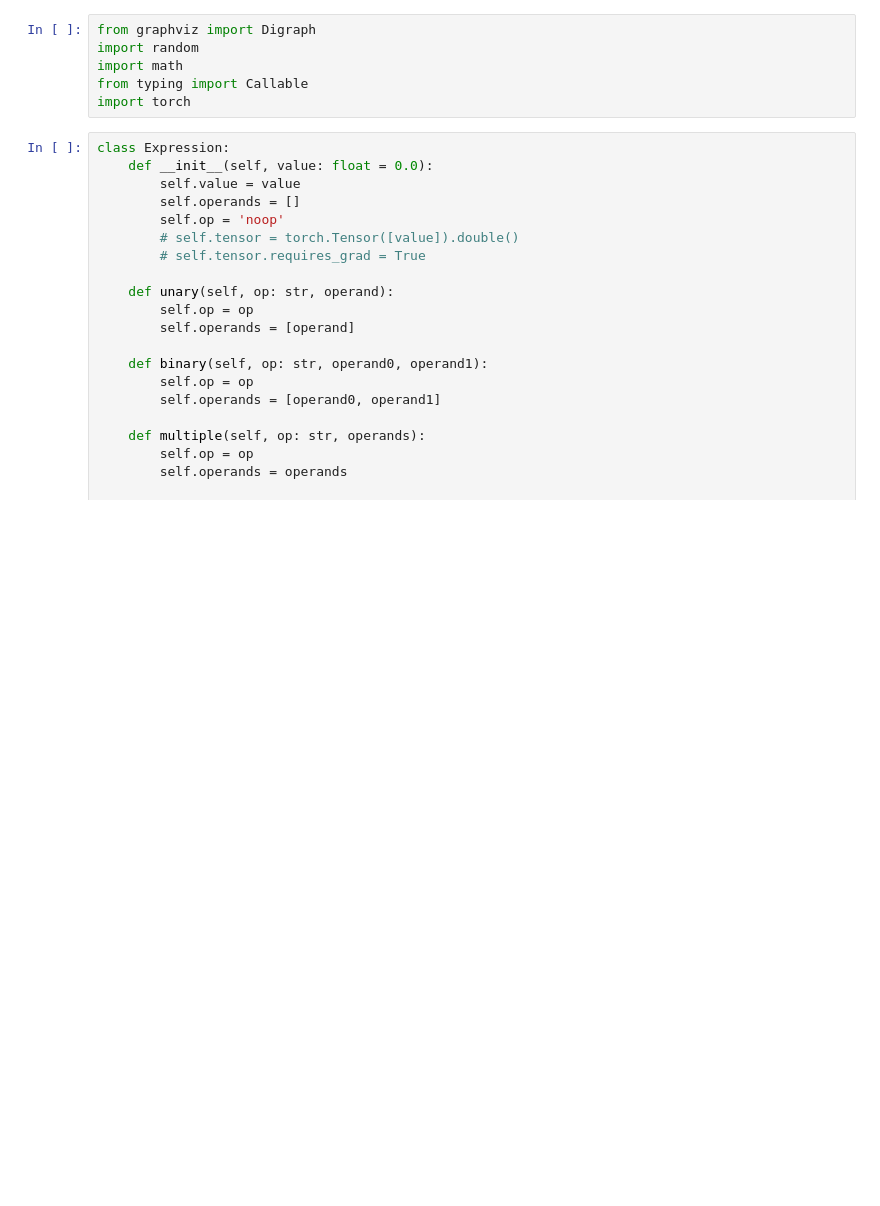
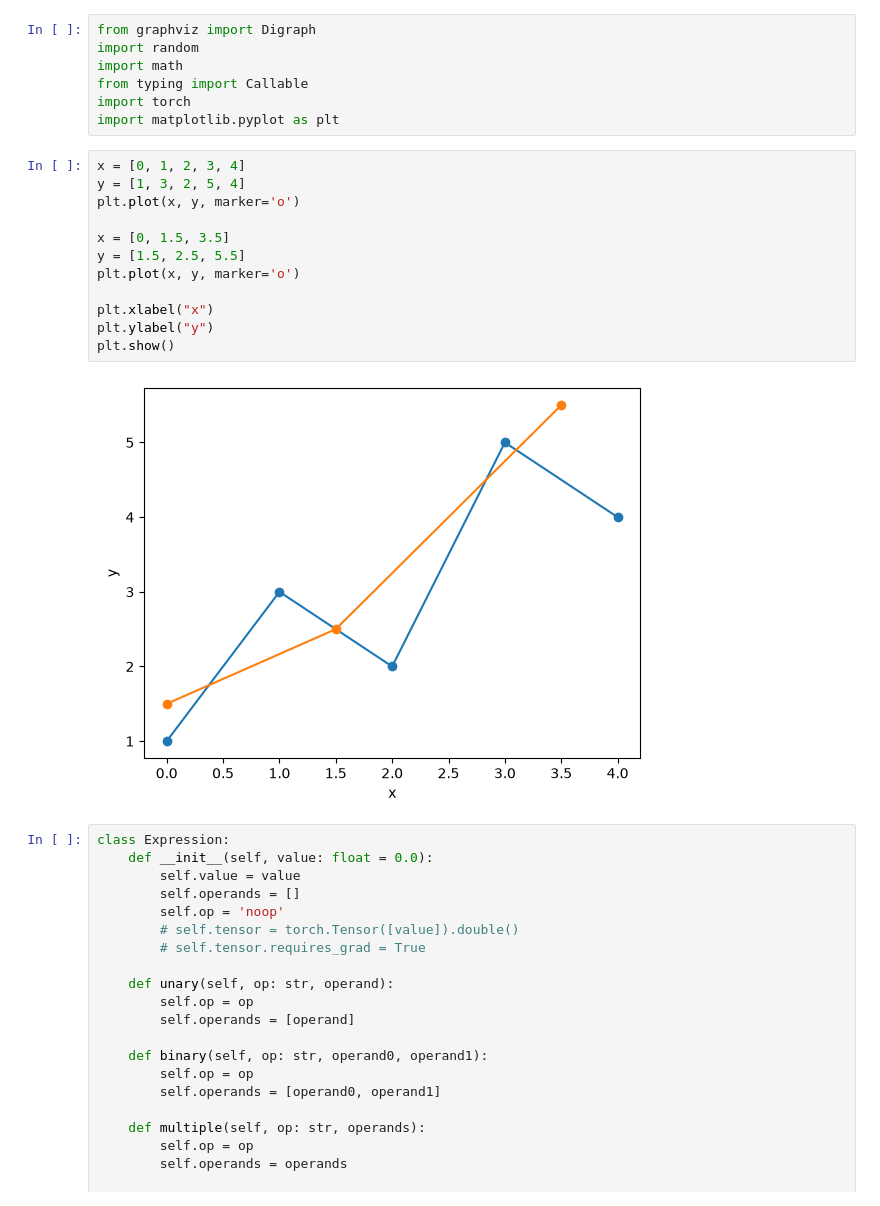
Before and after one commit to wonhotoss/road-to-ML, a Jupyter notebook: stage-1-basics/NN.ipynb, the cells around one changed output. Saved outputs shown, nothing was run; the diff lists cells and outputs as text; blank space fills up the shorter version.

```diff
--- a/stage-1-basics/NN.ipynb
+++ b/stage-1-basics/NN.ipynb
@@ -4,6 +4,21 @@ import random
 import math
 from typing import Callable
 import torch
+import matplotlib.pyplot as plt
+# %%
+x = [0, 1, 2, 3, 4]
+y = [1, 3, 2, 5, 4]
+plt.plot(x, y, marker='o')
+
+x = [0, 1.5, 3.5]
+y = [1.5, 2.5, 5.5]
+plt.plot(x, y, marker='o')
+
+plt.xlabel("x")
+plt.ylabel("y")
+plt.show()
+# %% [output]
+[figure, added]
 # %%
 class Expression:
     def __init__(self, value: float = 0.0):
```
Also changed, not shown: parts of 2 cells of this notebook.
